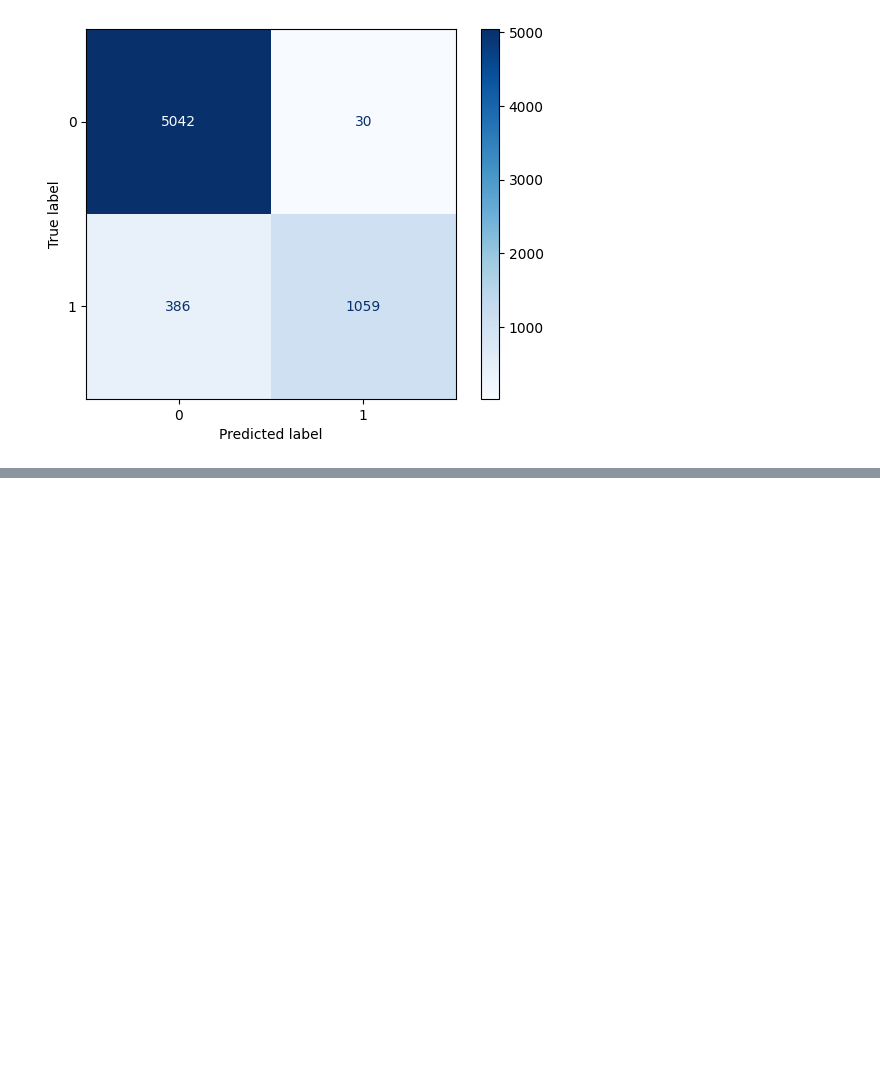
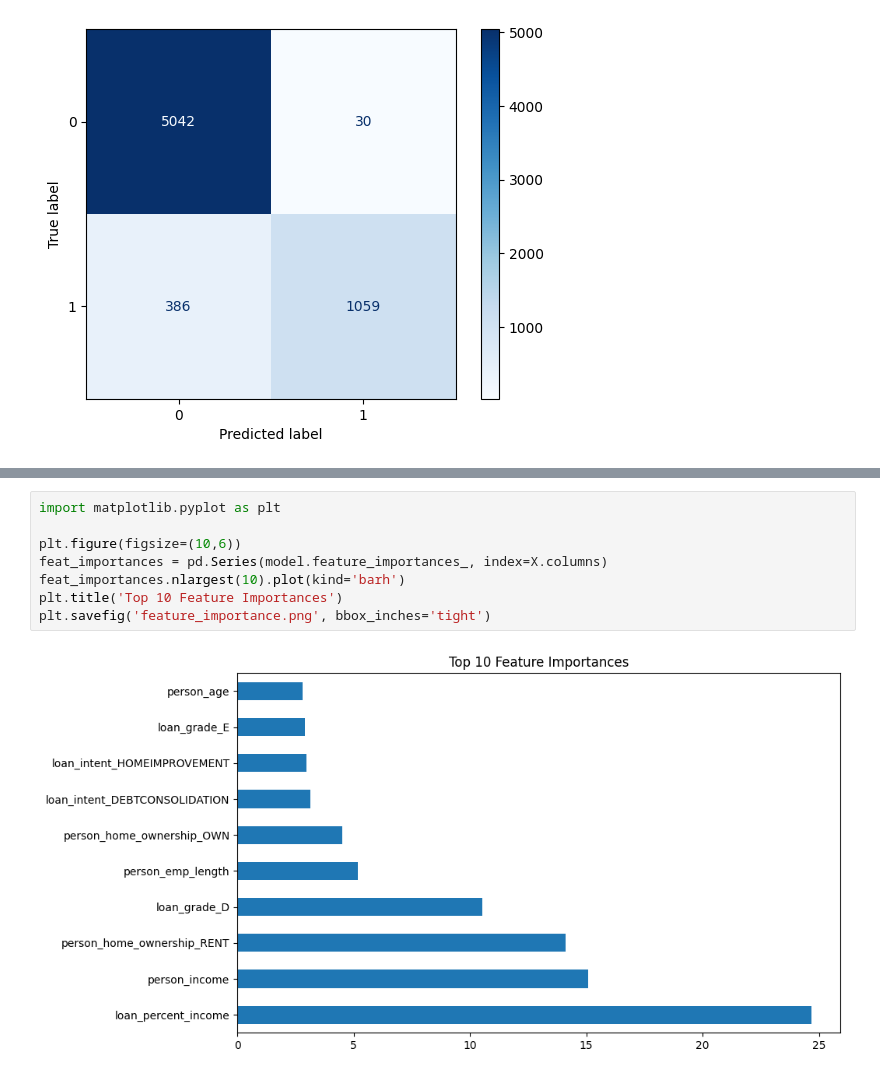
Before and after one commit to 94etienne/credit_risk_estimation, a Jupyter notebook: credit-risk-estimation-codebase.ipynb, the cells around one changed output, grey strips where cells are left out. Drawn from its saved outputs; the diff is of its cells as text; blank space fills up the shorter version.

```diff
--- a/credit-risk-estimation-codebase.ipynb
+++ b/credit-risk-estimation-codebase.ipynb
@@ -1131,0 +1151,10 @@ plt.show()
+# %%
+import matplotlib.pyplot as plt
+
+plt.figure(figsize=(10,6))
+feat_importances = pd.Series(model.feature_importances_, index=X.columns)
+feat_importances.nlargest(10).plot(kind='barh')
+plt.title('Top 10 Feature Importances')
+plt.savefig('feature_importance.png', bbox_inches='tight')
+# %% [output]
+[figure, added]
```
Also changed, not shown: parts of 3 cells of this notebook.
